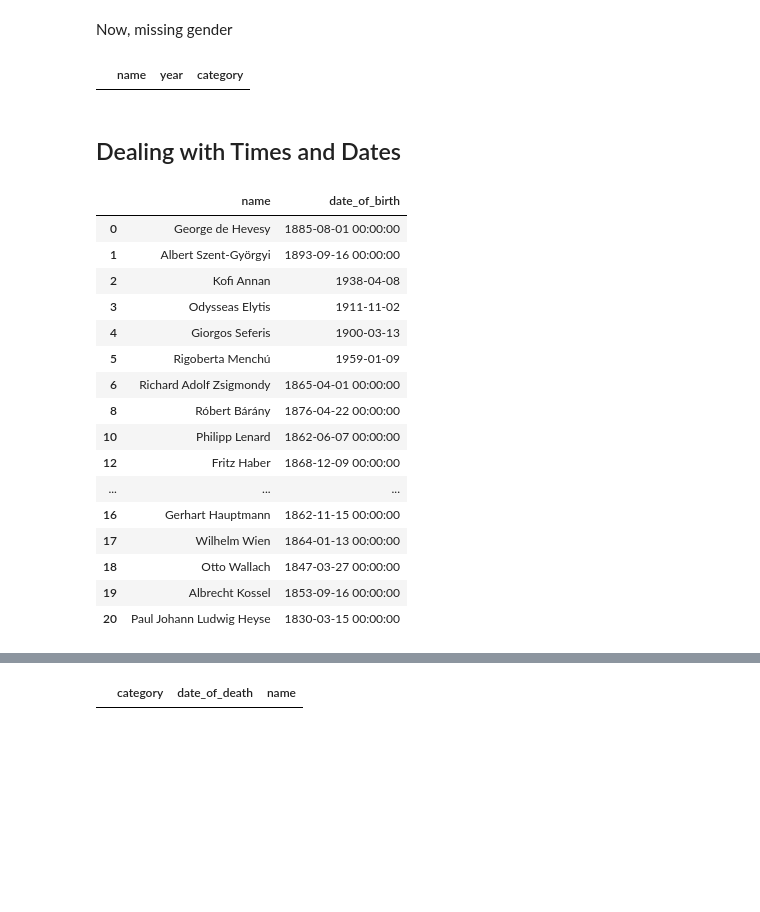
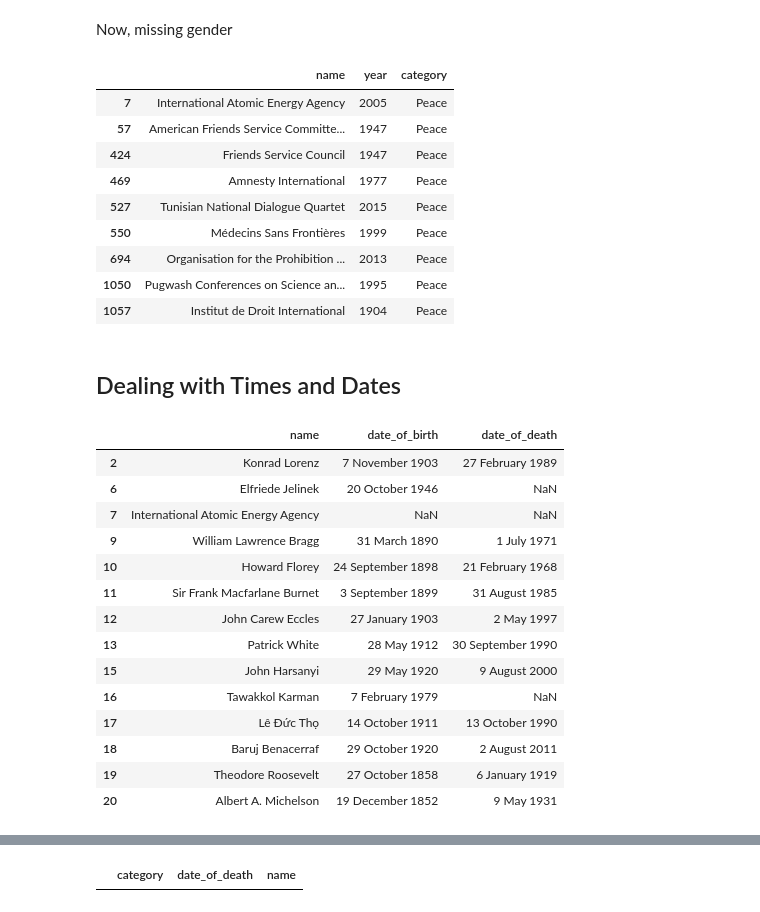
Before and after one commit to dyoung418/dataviz-python-js, a Jupyter notebook: cleaning-data-pandas.ipynb, the cells around one changed output, grey strips where cells are left out. Saved outputs shown, nothing was run; the diff lists cells and outputs as text; code cells hidden in the pictures; blank space fills up the shorter version.

Commit message:
added mongo function which handles missing datetimes

```diff
--- a/cleaning-data-pandas.ipynb
+++ b/cleaning-data-pandas.ipynb
@@ -41,7 +49,7 @@ COLL_WINNERS = 'winners' # winners collection
 # From json file.
 #----------------------------
 
-with open('data/nwinners.json') as f:
+with open('data/nwinners_raw.json') as f:
     df = pd.read_json(f)
 
 # Make sure mongodb is clear (so we don't duplicate data), then
@@ -53,8 +61,8 @@ dataframe_to_mongo(df, DB_NOBEL_PRIZE, COLL_WINNERS) # save to Mongo for next se
 #----------------------------
 # From mongodb collection
 #----------------------------
-
-df = mongo_to_dataframe(DB_NOBEL_PRIZE, COLL_WINNERS)
+if False:
+    df = mongo_to_dataframe(DB_NOBEL_PRIZE, COLL_WINNERS)
 # %% [markdown]
 ## Inspecting the data
 # %%
@@ -290,7 +314,7 @@ newdf.head()
 # %%
 # Rows with born_in are duplicate entries, so remove all rows
 # which are NaN in bornin_col
-df = df[df.born_in.isnull()]
+#df = df[df.born_in.isnull()]
 print(df.count()) # note that born_in count is now 0
-df = df.drop('born_in', axis=1) # drop the born_in column
+#df = df.drop('born_in', axis=1) # drop the born_in column
 # %% [output]
@@ -534,6 +591,7 @@ def clean_data(df):
     df = df[~((df.name=='Sidney Altman') & (df.year==1990))] # selects all rows 'not' (~) Sidney Altma 1990
     # the missing categories are mostly people whose category name wasn't in standard format
     # fix that:
+    df.loc[df.name=='Selman Waksman', 'category'] = 'Physiology or Medicine'
     df.loc[df.name=='Alexis Carrel', 'category'] = 'Physiology or Medicine'
     df.loc[df.name=='Ilya Ilyich Mechnikov', 'category'] = 'Physiology or Medicine'
     df.loc[df.name=='Amartya Sen', 'category'] = 'Economics'
@@ -548,6 +606,15 @@ Now, missing gender
 df[df['gender'].isnull()][['name', 'year', 'category']]
 # %% [output]
 |  | name | year | category |
+| 7 | International Atomic Energy Agency | 2005 | Peace |
+| 57 | American Friends Service Committe... | 1947 | Peace |
+| 424 | Friends Service Council | 1947 | Peace |
+| 469 | Amnesty International | 1977 | Peace |
+| 527 | Tunisian National Dialogue Quartet | 2015 | Peace |
+| 550 | Médecins Sans Frontières | 1999 | Peace |
+| 694 | Organisation for the Prohibition ... | 2013 | Peace |
+| 1050 | Pugwash Conferences on Science an... | 1995 | Peace |
+| 1057 | Institut de Droit International | 1904 | Peace |
 # %%
 def clean_data(df):
     df = df.replace('', np.nan)
@@ -561,6 +628,7 @@ def clean_data(df):
     df = df[~((df.name=='Sidney Altman') & (df.year==1990))] # selects all rows 'not' (~) Sidney Altma 1990
     # the missing categories are mostly people whose category name wasn't in standard format
     # fix that:
+    df.loc[df.name=='Selman Waksman', 'category'] = 'Physiology or Medicine'
     df.loc[df.name=='Alexis Carrel', 'category'] = 'Physiology or Medicine'
     df.loc[df.name=='Ilya Ilyich Mechnikov', 'category'] = 'Physiology or Medicine'
     df.loc[df.name=='Amartya Sen', 'category'] = 'Economics'
@@ -574,25 +642,23 @@ df = clean_data(df)
 # %% [markdown]
 ## Dealing with Times and Dates
 # %%
-df.loc[:20, ['name', 'date_of_birth']]
+df.loc[:20, ['name', 'date_of_birth', 'date_of_death']]
 # %% [output]
-|  | name | date_of_birth |
-| 0 | George de Hevesy | 1885-08-01 00:00:00 |
-| 1 | Albert Szent-Györgyi | 1893-09-16 00:00:00 |
-| 2 | Kofi Annan | 1938-04-08 |
-| 3 | Odysseas Elytis | 1911-11-02 |
-| 4 | Giorgos Seferis | 1900-03-13 |
-| 5 | Rigoberta Menchú | 1959-01-09 |
-| 6 | Richard Adolf Zsigmondy | 1865-04-01 00:00:00 |
-| 8 | Róbert Bárány | 1876-04-22 00:00:00 |
-| 10 | Philipp Lenard | 1862-06-07 00:00:00 |
-| 12 | Fritz Haber | 1868-12-09 00:00:00 |
-| ... | ... | ... |
-| 16 | Gerhart Hauptmann | 1862-11-15 00:00:00 |
-| 17 | Wilhelm Wien | 1864-01-13 00:00:00 |
-| 18 | Otto Wallach | 1847-03-27 00:00:00 |
-| 19 | Albrecht Kossel | 1853-09-16 00:00:00 |
-| 20 | Paul Johann Ludwig Heyse | 1830-03-15 00:00:00 |
+|  | name | date_of_birth | date_of_death |
+| 2 | Konrad Lorenz | 7 November 1903 | 27 February 1989 |
+| 6 | Elfriede Jelinek | 20 October 1946 | NaN |
+| 7 | International Atomic Energy Agency | NaN | NaN |
+| 9 | William Lawrence Bragg | 31 March 1890 | 1 July 1971 |
+| 10 | Howard Florey | 24 September 1898 | 21 February 1968 |
+| 11 | Sir Frank Macfarlane Burnet | 3 September 1899 | 31 August 1985 |
+| 12 | John Carew Eccles | 27 January 1903 | 2 May 1997 |
+| 13 | Patrick White | 28 May 1912 | 30 September 1990 |
+| 15 | John Harsanyi | 29 May 1920 | 9 August 2000 |
+| 16 | Tawakkol Karman | 7 February 1979 | NaN |
+| 17 | Lê Đức Thọ | 14 October 1911 | 13 October 1990 |
+| 18 | Baruj Benacerraf | 29 October 1920 | 2 August 2011 |
+| 19 | Theodore Roosevelt | 27 October 1858 | 6 January 1919 |
+| 20 | Albert A. Michelson | 19 December 1852 | 9 May 1931 |
 # %%
 pd.to_datetime(df.date_of_birth, errors='raise') # no errors
 pd.to_datetime(df.date_of_death, errors='raise')
```
Also changed, not shown: parts of 39 cells of this notebook, 8 other files.
